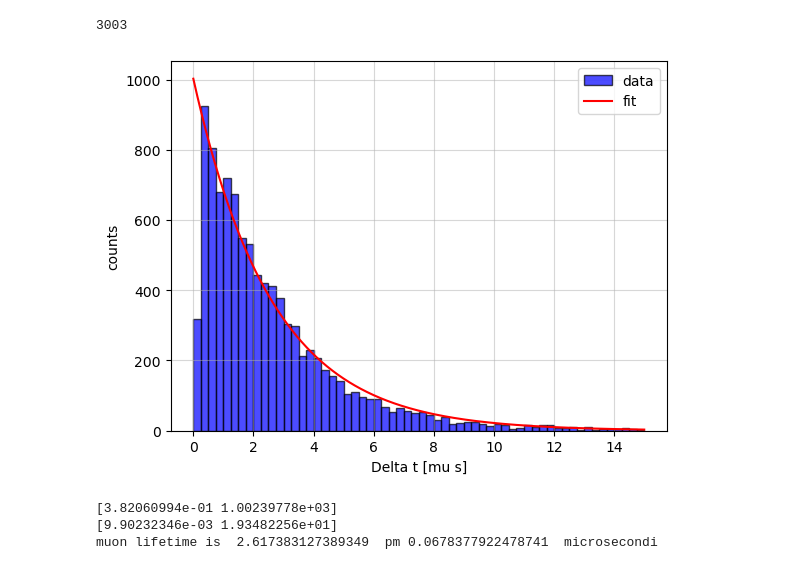
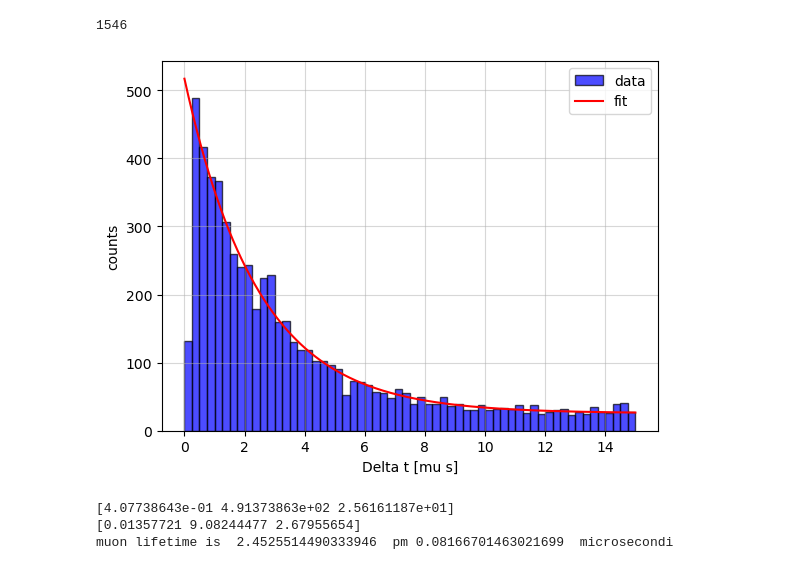
Before and after one commit to NicolaSommaggio/AdvanceLab-g-2, a Jupyter notebook: g-2/mu_lifetime/unire_file.ipynb, the cells around one changed output. Cells and saved outputs as stored; diff of their text form; code cells hidden in the pictures.

Commit message:
fondo spento 15/02

```diff
--- a/g-2/mu_lifetime/unire_file.ipynb
+++ b/g-2/mu_lifetime/unire_file.ipynb
@@ -48,11 +48,11 @@ import matplotlib.pyplot as plt
 
 import numpy as np
 
-cartella = "/home/nicola/Scrivania/LAB/G-2/FOndo/dati"
+cartella = "../Data/Fondo"
 
 file_dat = glob.glob(f"{cartella}/*.dat") #questo restituisce una stringa con i path dei file che si vogliono unire
 
-output_file = "/home/nicola/Scrivania/LAB/G-2/FOndo/output.txt"
+output_file = "output.txt"
 
 data = []
 
@@ -92,38 +92,39 @@ Nbins=60
 hist,bins= np.histogram(np_array_time_cut, bins=Nbins)
 bin_centers = (bins[:-1] + bins[1:]) / 2
 #bins[:-1] crea un array con tutti gli elementi di bins meno l'ultimo
 #bins[1:] crea un array con tutti gli elementi di bins meno il primo
 #->sommando i due array (la somma è element wise) ottengo la somma del limite destro e sinitro di ogni bin
 
-def exponential(x, gamma, amp):
-    return amp*np.exp(-1*gamma*x)
+def exponential(x, gamma, amp, fondo):
+    return amp*np.exp(-1*gamma*x)+fondo
 
 par_exp, cov_exp = curve_fit(exponential, bin_centers, hist)
 
 per_exp= np.sqrt(np.diag(cov_exp))
 
+fondo=par_exp[2]
 amp=par_exp[1]
 gamma=par_exp[0]
 gamma_err=per_exp[0]
 
 x_range=np.linspace(0,15,1000)
 
 plt.hist(np_array_time_cut, bins=Nbins, range=(0,15), color="blue", edgecolor="black", alpha=0.7, label='data')
 plt.grid(alpha=0.5)
 plt.xlabel('Delta t [mu s]')
 plt.ylabel('counts')
 #plt.yscale('log')
 
-plt.plot(x_range,exponential(x_range, gamma, amp), color='red', label='fit')
+plt.plot(x_range,exponential(x_range, gamma, amp, fondo), color='red', label='fit')
 plt.legend()
 plt.show()
 
 print(par_exp)
 print(per_exp)
 print('muon lifetime is ',1./gamma, ' pm' , gamma_err/(gamma**2) , ' microsecondi')
 # %% [output]
-3003
+1546
-[figure, old version]
+[figure, new version]
-[3.82060994e-01 1.00239778e+03]
-[9.90232346e-03 1.93482256e+01]
-muon lifetime is  2.617383127389349  pm 0.0678377922478741  microsecondi
+[4.07738643e-01 4.91373863e+02 2.56161187e+01]
+[0.01357721 9.08244477 2.67955654]
+muon lifetime is  2.4525514490333946  pm 0.08166701463021699  microsecondi
```
Also changed, not shown: parts of 1 cell of this notebook, 12 other files.
